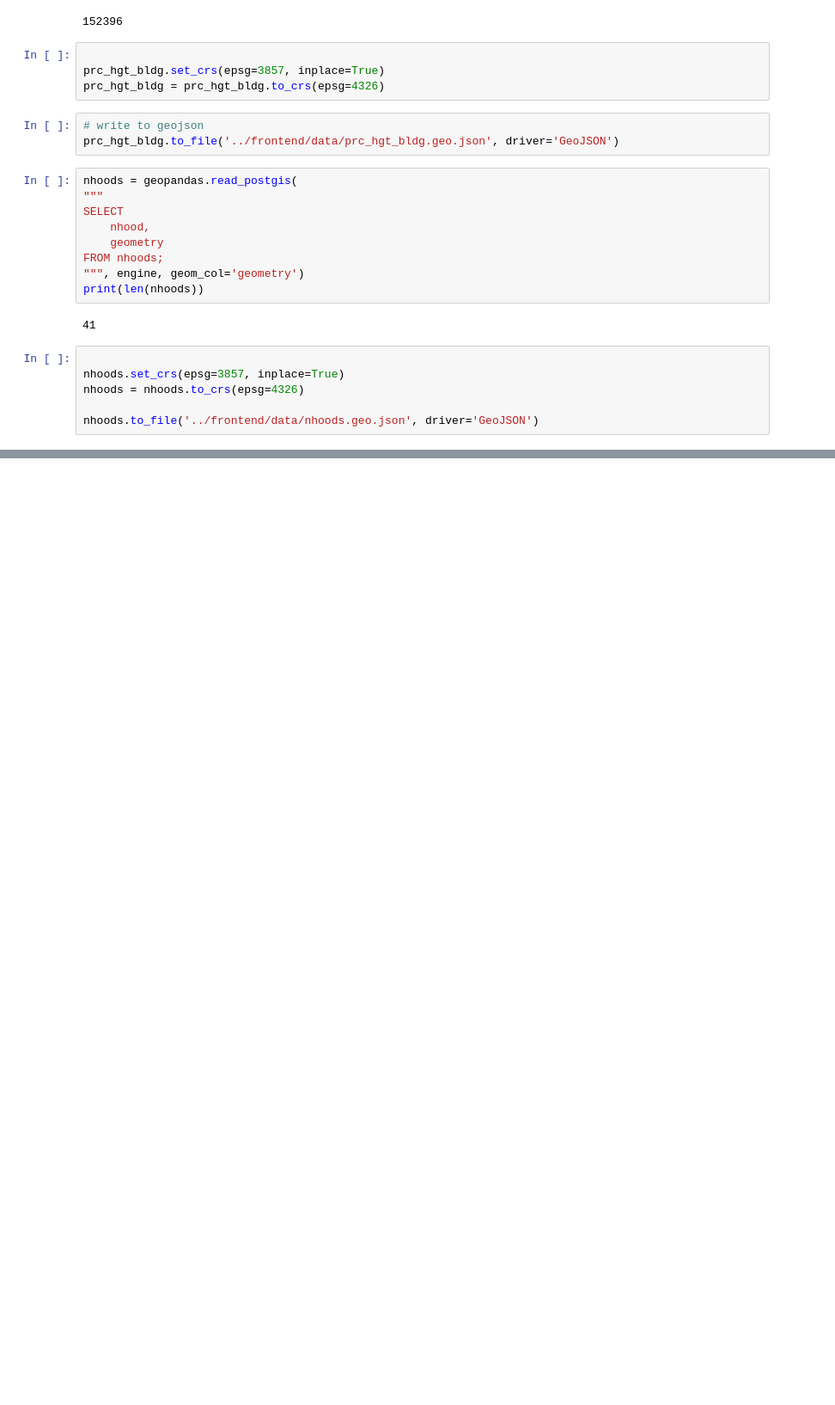
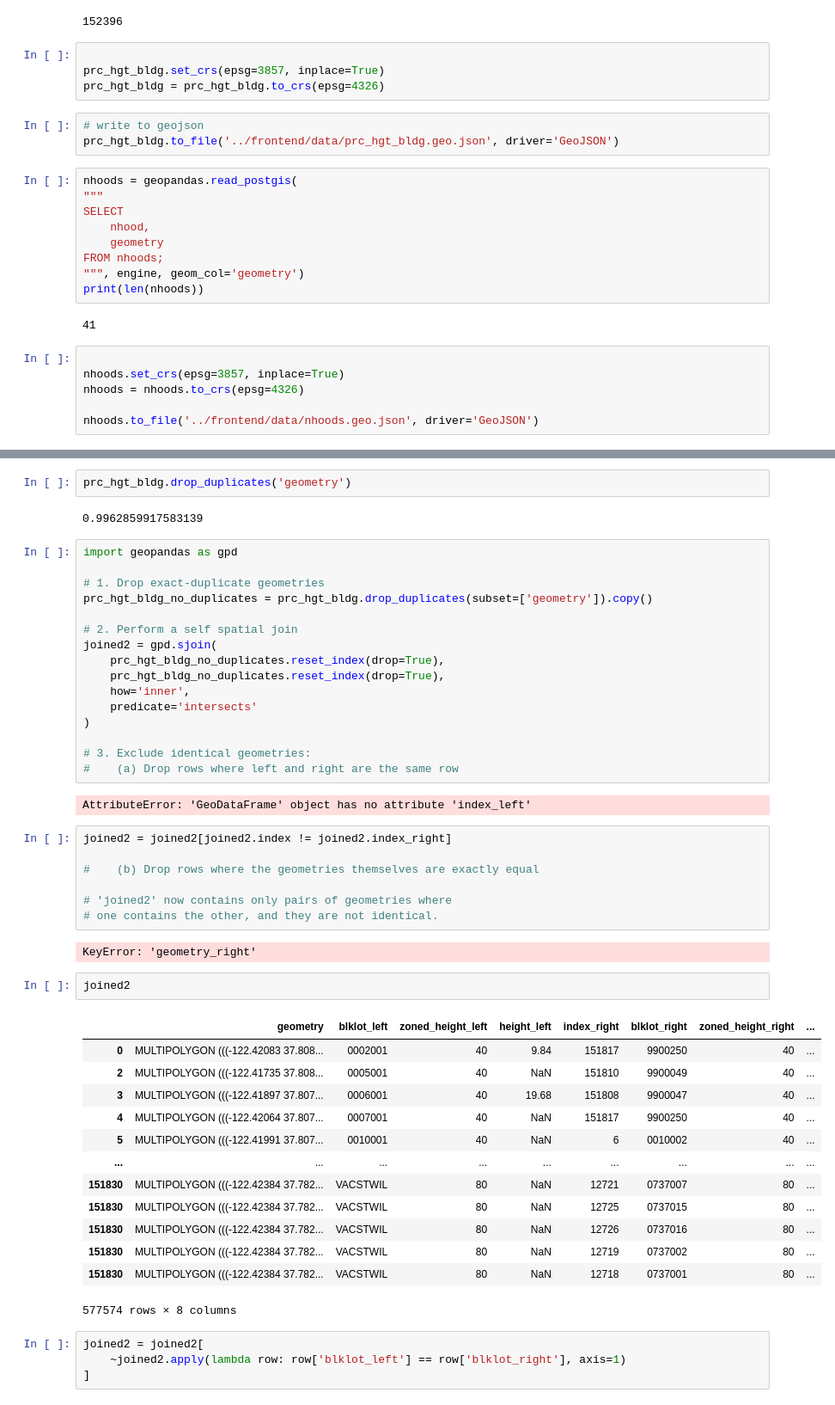
Before and after one commit to alexshadley/zoning, a Jupyter notebook: notebooks/build_parcel_geojson.ipynb, the cells around one changed output, grey strips where cells are left out. Shown: that part at 86% size. Saved outputs shown, nothing was run; the diff lists cells and outputs as text; blank space fills up the shorter version.

```diff
--- a/notebooks/build_parcel_geojson.ipynb
+++ b/notebooks/build_parcel_geojson.ipynb
@@ -49,0 +68,51 @@ nhoods.to_file('../frontend/data/nhoods.geo.json', driver='GeoJSON')
+# %%
+prc_hgt_bldg.drop_duplicates('geometry')
+# %% [output]
+0.9962859917583139
+# %%
+import geopandas as gpd
+
+# 1. Drop exact-duplicate geometries
+prc_hgt_bldg_no_duplicates = prc_hgt_bldg.drop_duplicates(subset=['geometry']).copy()
+
+# 2. Perform a self spatial join
+joined2 = gpd.sjoin(
+    prc_hgt_bldg_no_duplicates.reset_index(drop=True),
+    prc_hgt_bldg_no_duplicates.reset_index(drop=True),
+    how='inner',
+    predicate='intersects'
+)
+
+# 3. Exclude identical geometries:
+#    (a) Drop rows where left and right are the same row
+# %% [output]
+AttributeError: 'GeoDataFrame' object has no attribute 'index_left'
+# %%
+joined2 = joined2[joined2.index != joined2.index_right]
+
+#    (b) Drop rows where the geometries themselves are exactly equal
+
+# 'joined2' now contains only pairs of geometries where
+# one contains the other, and they are not identical.
+# %% [output]
+KeyError: 'geometry_right'
+# %%
+joined2
+# %% [output]
+|  | geometry | blklot_left | zoned_height_left | height_left | index_right | blklot_right | zoned_height_right | ... |
+| 0 | MULTIPOLYGON (((-122.42083 37.808... | 0002001 | 40 | 9.84 | 151817 | 9900250 | 40 | ... |
+| 2 | MULTIPOLYGON (((-122.41735 37.808... | 0005001 | 40 | NaN | 151810 | 9900049 | 40 | ... |
+| 3 | MULTIPOLYGON (((-122.41897 37.807... | 0006001 | 40 | 19.68 | 151808 | 9900047 | 40 | ... |
+| 4 | MULTIPOLYGON (((-122.42064 37.807... | 0007001 | 40 | NaN | 151817 | 9900250 | 40 | ... |
+| 5 | MULTIPOLYGON (((-122.41991 37.807... | 0010001 | 40 | NaN | 6 | 0010002 | 40 | ... |
+| ... | ... | ... | ... | ... | ... | ... | ... | ... |
+| 151830 | MULTIPOLYGON (((-122.42384 37.782... | VACSTWIL | 80 | NaN | 12721 | 0737007 | 80 | ... |
+| 151830 | MULTIPOLYGON (((-122.42384 37.782... | VACSTWIL | 80 | NaN | 12725 | 0737015 | 80 | ... |
+| 151830 | MULTIPOLYGON (((-122.42384 37.782... | VACSTWIL | 80 | NaN | 12726 | 0737016 | 80 | ... |
+| 151830 | MULTIPOLYGON (((-122.42384 37.782... | VACSTWIL | 80 | NaN | 12719 | 0737002 | 80 | ... |
+| 151830 | MULTIPOLYGON (((-122.42384 37.782... | VACSTWIL | 80 | NaN | 12718 | 0737001 | 80 | ... |
+577574 rows × 8 columns
+# %%
+joined2 = joined2[
+    ~joined2.apply(lambda row: row['blklot_left'] == row['blklot_right'], axis=1)
+]
```
Also changed, not shown: parts of 12 cells of this notebook, 2 other files.
